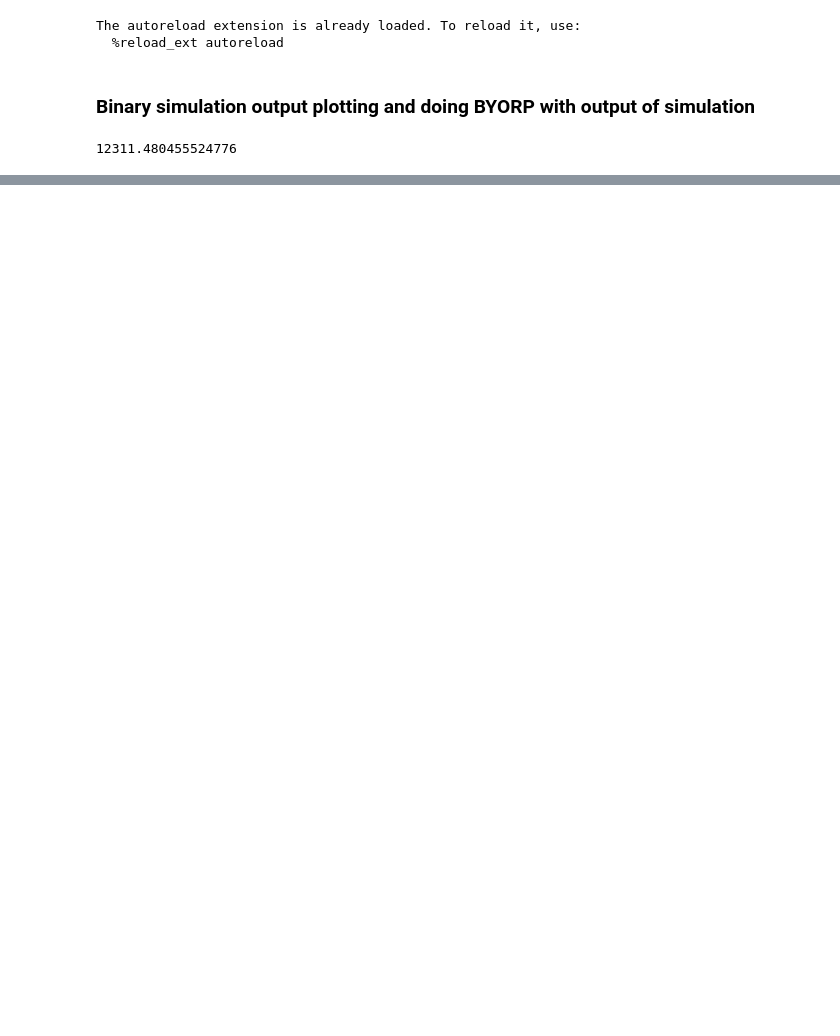
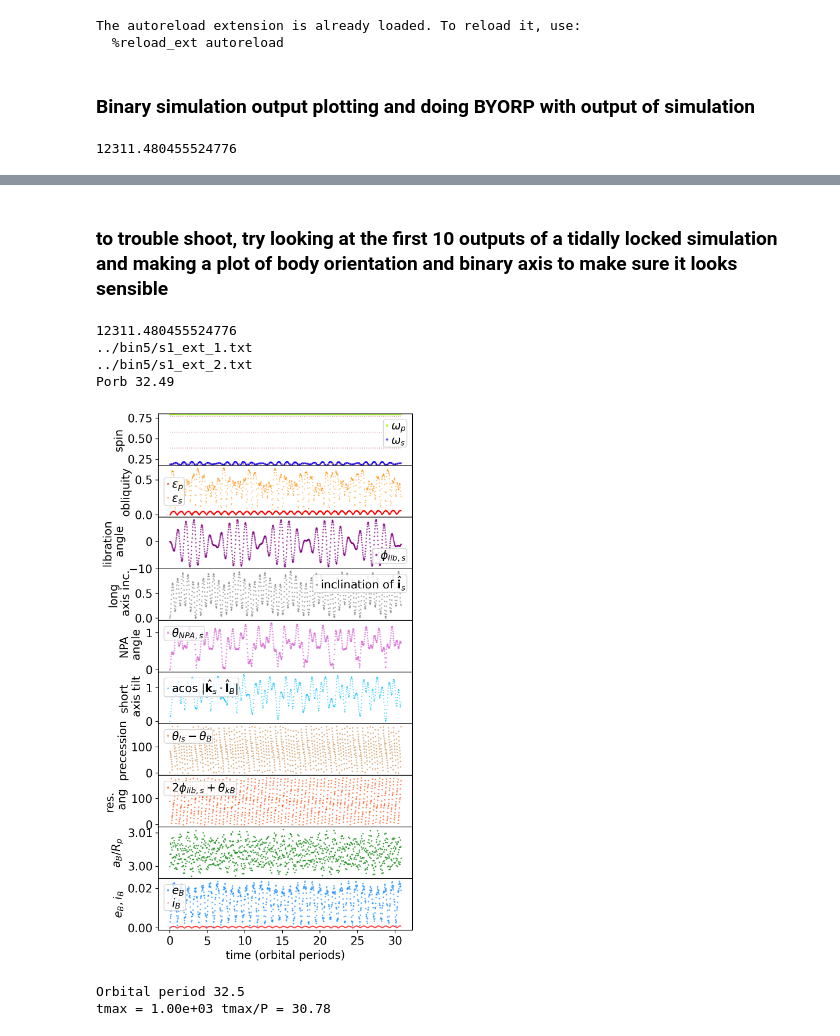
Before and after one commit to aquillen/asteroid_binary, a Jupyter notebook: myexamples/pylab/bin_BYORP1.ipynb, the cells around one changed output, grey strips where cells are left out. Cells and saved outputs as stored; diff of their text form; code cells hidden in the pictures; blank space fills up the shorter version.

```diff
--- a/myexamples/pylab/bin_BYORP1.ipynb
+++ b/myexamples/pylab/bin_BYORP1.ipynb
@@ -354,2 +395,50 @@ plt.plot(tarr[i0:],tau_l_s_smos[i0:],'g.',ms=1,alpha=0.5)
 # %%
 # they look the same
+# %% [markdown]
+### to trouble shoot, try looking  at the first 10 outputs of a  tidally locked simulation and making a plot of body orientation  and binary axis to make sure it looks sensible
+# %%
+froot = 's1'  # seed=4
+ofilename=''
+tmax=-1;tmin=0; #print(4e5/32.49)  # t in P_B
+tarr,aaarr,eearr,iiarr,lnarr,ararr,maarr,om1,om2,\
+        lobliquity_deg1,lobliquity_deg2,sobliquity_deg2,meanmotion,\
+        lib_angle2,lprec_ang2,sprec_ang2,nprec_ang2,phi1,phi2,theta_B,theta_k,theta2_NPA,ntilt2,longtilt2\
+        = read_two_bodies(simdir,froot,GM)
+mkplot(tarr,aaarr,eearr,iiarr,lnarr,ararr,maarr,om1,om2,\
+        lobliquity_deg1,lobliquity_deg2,sobliquity_deg2,meanmotion,\
+       lib_angle2,lprec_ang2,sprec_ang2,nprec_ang2,phi1,phi2,theta_B,\
+       theta_k,theta2_NPA,ntilt2,longtilt2\
+       ,froot,1,tmin,tmax,ofilename)
+# %% [output]
+12311.480455524776
+../bin5/s1_ext_1.txt
+../bin5/s1_ext_2.txt
+Porb 32.49
+[figure, added]
+# %%
+# read in covariance matrix for secondary (index 2)
+t,C_xx,C_xy,C_xz,C_yx,C_yy,C_yz,C_zx,C_zy,C_zz = readcovarfile(simdir+froot,2)
+# make an array of quaternions one per timestep of the simulation output
+qarr = quatrot_vec(C_xx,C_xy,C_xz,C_yx,C_yy,C_yz,C_zx,C_zy,C_zz)
+# we will rotate the original body by qarr to get the current orientation of the body
+qarr=qarr[0:len(tarr)]  # to make sure vectors are the same length as regular simulation output
+
+# get orbital period
+P_orb = 2*np.pi/meanmotion[0]
+print('Orbital period {:.1f}'.format(P_orb))
+# how many orbital periods do we have right now?
+print('tmax = {:.2e} tmax/P = {:.2f}'.format(max(tarr), max(tarr/P_orb)))
+
+
+abin_arr,l_bin = mkbin(theta_B) # binary directions
+#plt.plot(abin_arr[:,0],'.') # looks ok
+
+# an orbit is Porb=32.49 and there should be about 1000 in a year (365*2)
+P_sun = 10*P_orb  # making this shorter so that we have a number of periods right now
+omega_Sun = 2.0*np.pi/P_sun
+incl=0;
+s_hat_arr = mk_s_hat(tarr,incl,omega_Sun) # directions to sun
+#plt.plot(s_hat_arr[:,0])  # a few periods in output so far
+# %% [output]
+Orbital period 32.5
+tmax = 1.00e+03 tmax/P = 30.78
```
Also changed, not shown: parts of 13 cells of this notebook.
